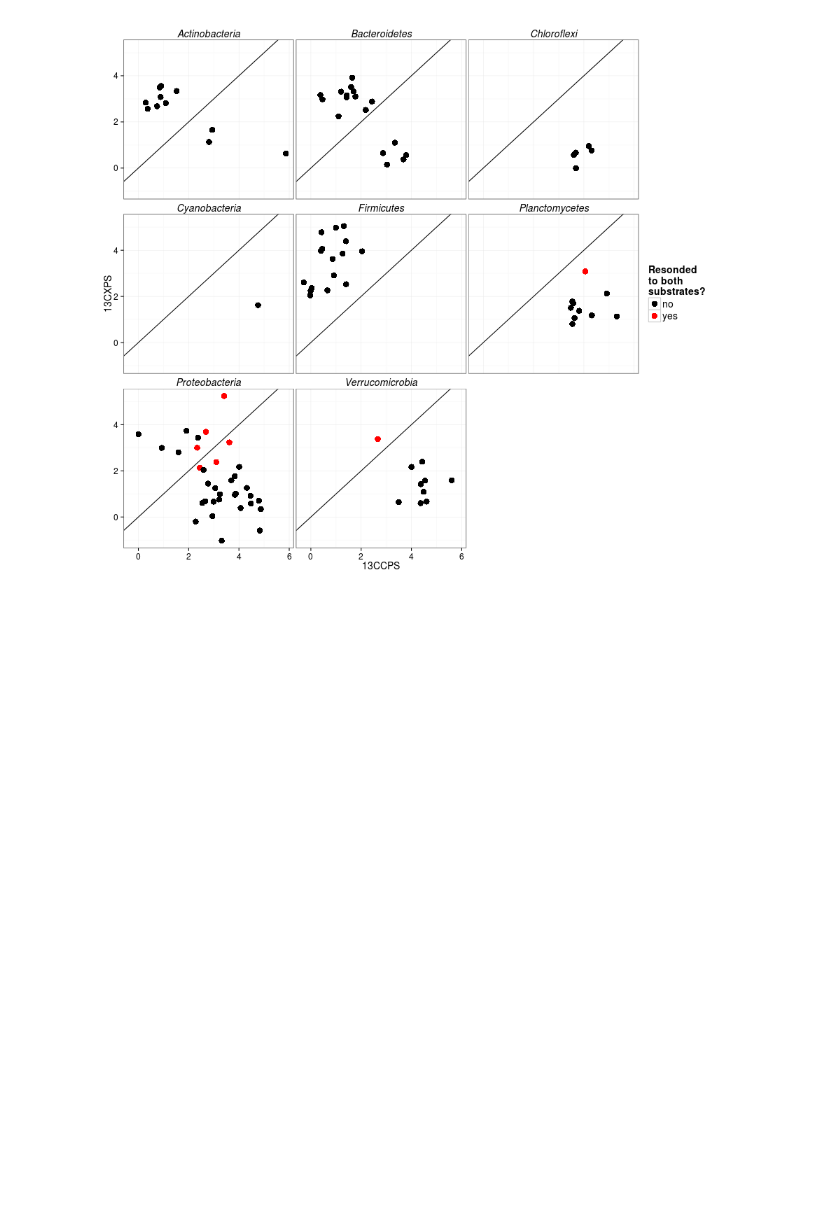
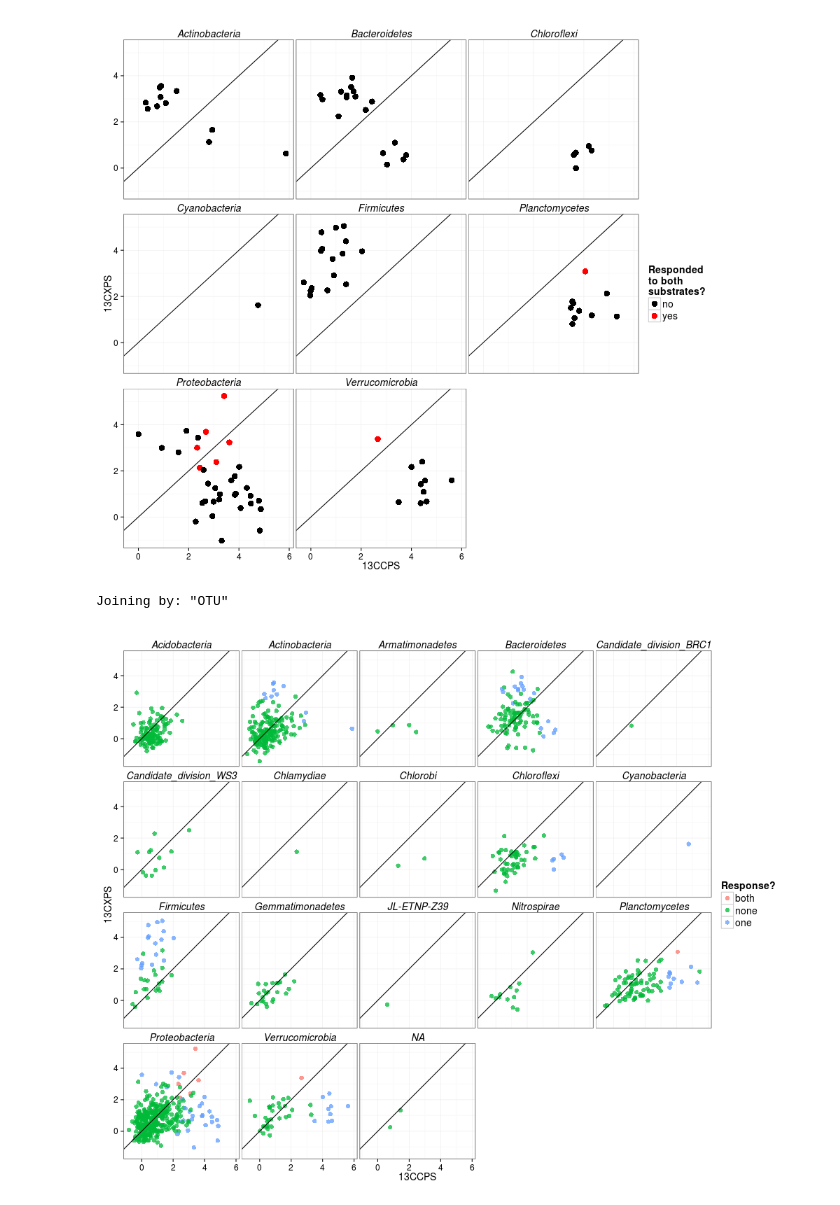
Before and after one commit to chuckpr/CSIP_succession_data_analysis, a Jupyter notebook: figures_and_stats/generalist_specialist.ipynb, the cells around one changed output. Cells and saved outputs as stored; diff of their text form; code cells hidden in the pictures; blank space fills up the shorter version.

```diff
--- a/figures_and_stats/generalist_specialist.ipynb
+++ b/figures_and_stats/generalist_specialist.ipynb
@@ -74,3 +55,47 @@ p
 # %% [output]
 Joining by: "OTU"
 [figure]
+# %%
+%%R -w 1000 -h 800
+FDR = 0.10
+
+d1 = l2fc.filtered %>%
+    group_by(OTU, Treatment, Rank2) %>%
+    summarize(minP = min(padj)) %>%
+    group_by(OTU) %>%
+    summarize(rspnse = sum(minP <= FDR)) %>%
+    mutate(rspnse.t = ifelse(rspnse == 2, "both", ifelse( rspnse == 1, "one", "none")))
+
+d2 = l2fc.all %>%
+    group_by(OTU, Rank2, Rank3, Treatment) %>%
+    summarize(max.l2fc = max(log2FoldChange, na.rm = TRUE)) %>%
+    group_by() %>%
+    spread(Treatment, max.l2fc)
+
+d = left_join(d1, d2)
+
+p = ggplot(d, aes(x = `13CCPS`, y = `13CXPS`, color = rspnse.t))
+
+#p = p + scale_color_manual(values = c("black", "red"))
+
+p = p + facet_wrap(~Rank2)
+
+p = p + geom_point(size = 3, alpha = 0.75)
+
+p = p + geom_abline(intercept = 0)
+
+p = p + theme_bw()
+
+p = p + labs(color = "Response?")
+
+p = p + theme(strip.background = element_blank(),
+              strip.text = element_text(size = 14, face = "italic"),
+              axis.text = element_text(size = 12),
+              axis.title = element_text(size = 14),
+              legend.title = element_text(size = 14),
+              legend.text = element_text(size = 14))
+
+p
+# %% [output]
+Joining by: "OTU"
+[figure, added]
```
Also changed, not shown: parts of 2 cells of this notebook.
